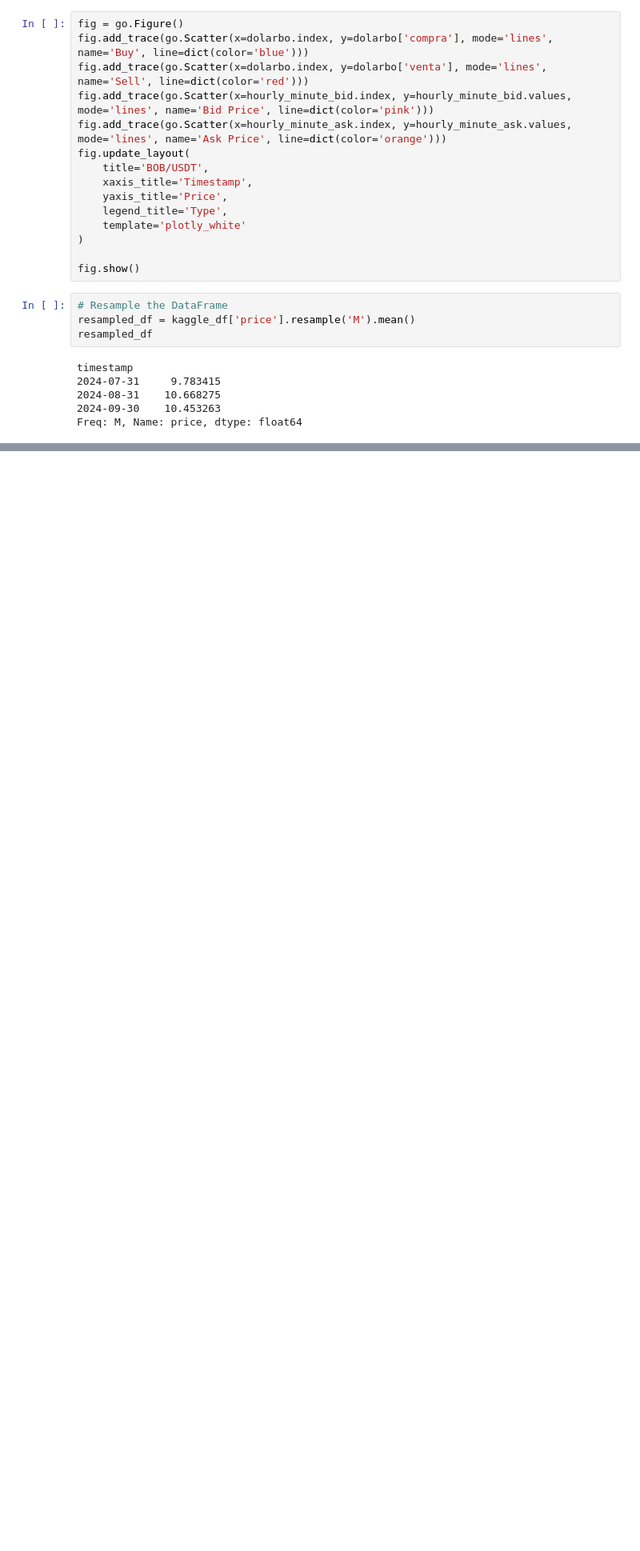
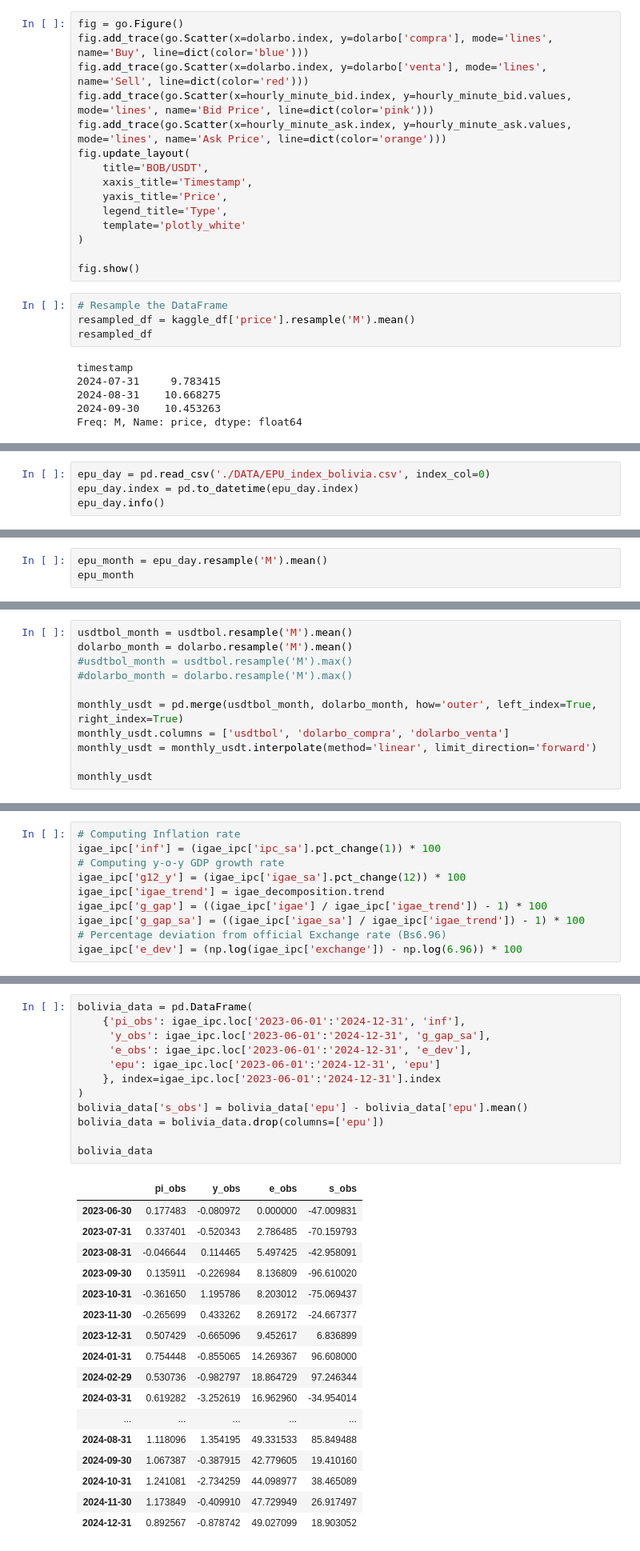
Before and after one commit to osmarbolivar/Sentiment-Analysis-Criptocurrency, a Jupyter notebook: Data.ipynb, the cells around one changed output, grey strips where cells are left out. Shown at 80% size. Cells and saved outputs as stored; diff of their text form; blank space fills up the shorter version.

```diff
--- a/Data.ipynb
+++ b/Data.ipynb
@@ -209,0 +213,4 @@ Freq: M, Name: price, dtype: float64
+# %%
+epu_day = pd.read_csv('./DATA/EPU_index_bolivia.csv', index_col=0)
+epu_day.index = pd.to_datetime(epu_day.index)
+epu_day.info()
@@ -209,0 +229,3 @@ Freq: M, Name: price, dtype: float64
+# %%
+epu_month = epu_day.resample('M').mean()
+epu_month
@@ -209,0 +247,11 @@ Freq: M, Name: price, dtype: float64
+# %%
+usdtbol_month = usdtbol.resample('M').mean()
+dolarbo_month = dolarbo.resample('M').mean()
+#usdtbol_month = usdtbol.resample('M').max()
+#dolarbo_month = dolarbo.resample('M').max()
+
+monthly_usdt = pd.merge(usdtbol_month, dolarbo_month, how='outer', left_index=True, right_index=True)
+monthly_usdt.columns = ['usdtbol', 'dolarbo_compra', 'dolarbo_venta']
+monthly_usdt = monthly_usdt.interpolate(method='linear', limit_direction='forward')
+
+monthly_usdt
@@ -209,0 +354,10 @@ Freq: M, Name: price, dtype: float64
+# %%
+# Computing Inflation rate
+igae_ipc['inf'] = (igae_ipc['ipc_sa'].pct_change(1)) * 100
+# Computing y-o-y GDP growth rate
+igae_ipc['g12_y'] = (igae_ipc['igae_sa'].pct_change(12)) * 100
+igae_ipc['igae_trend'] = igae_decomposition.trend
+igae_ipc['g_gap'] = ((igae_ipc['igae'] / igae_ipc['igae_trend']) - 1) * 100
+igae_ipc['g_gap_sa'] = ((igae_ipc['igae_sa'] / igae_ipc['igae_trend']) - 1) * 100
+# Percentage deviation from official Exchange rate (Bs6.96)
+igae_ipc['e_dev'] = (np.log(igae_ipc['exchange']) - np.log(6.96)) * 100
@@ -209,0 +397,30 @@ Freq: M, Name: price, dtype: float64
+# %%
+bolivia_data = pd.DataFrame(
+    {'pi_obs': igae_ipc.loc['2023-06-01':'2024-12-31', 'inf'],
+     'y_obs': igae_ipc.loc['2023-06-01':'2024-12-31', 'g_gap_sa'],
+     'e_obs': igae_ipc.loc['2023-06-01':'2024-12-31', 'e_dev'],
+     'epu': igae_ipc.loc['2023-06-01':'2024-12-31', 'epu']
+    }, index=igae_ipc.loc['2023-06-01':'2024-12-31'].index
+)
+bolivia_data['s_obs'] = bolivia_data['epu'] - bolivia_data['epu'].mean()
+bolivia_data = bolivia_data.drop(columns=['epu'])
+
+bolivia_data
+# %% [output]
+|  | pi_obs | y_obs | e_obs | s_obs |
+| 2023-06-30 | 0.177483 | -0.080972 | 0.000000 | -47.009831 |
+| 2023-07-31 | 0.337401 | -0.520343 | 2.786485 | -70.159793 |
+| 2023-08-31 | -0.046644 | 0.114465 | 5.497425 | -42.958091 |
+| 2023-09-30 | 0.135911 | -0.226984 | 8.136809 | -96.610020 |
+| 2023-10-31 | -0.361650 | 1.195786 | 8.203012 | -75.069437 |
+| 2023-11-30 | -0.265699 | 0.433262 | 8.269172 | -24.667377 |
+| 2023-12-31 | 0.507429 | -0.665096 | 9.452617 | 6.836899 |
+| 2024-01-31 | 0.754448 | -0.855065 | 14.269367 | 96.608000 |
+| 2024-02-29 | 0.530736 | -0.982797 | 18.864729 | 97.246344 |
+| 2024-03-31 | 0.619282 | -3.252619 | 16.962960 | -34.954014 |
+| ... | ... | ... | ... | ... |
+| 2024-08-31 | 1.118096 | 1.354195 | 49.331533 | 85.849488 |
+| 2024-09-30 | 1.067387 | -0.387915 | 42.779605 | 19.410160 |
+| 2024-10-31 | 1.241081 | -2.734259 | 44.098977 | 38.465089 |
+| 2024-11-30 | 1.173849 | -0.409910 | 47.729949 | 26.917497 |
+| 2024-12-31 | 0.892567 | -0.878742 | 49.027099 | 18.903052 |
```
Also changed, not shown: parts of 16 cells of this notebook, 9 other files.
